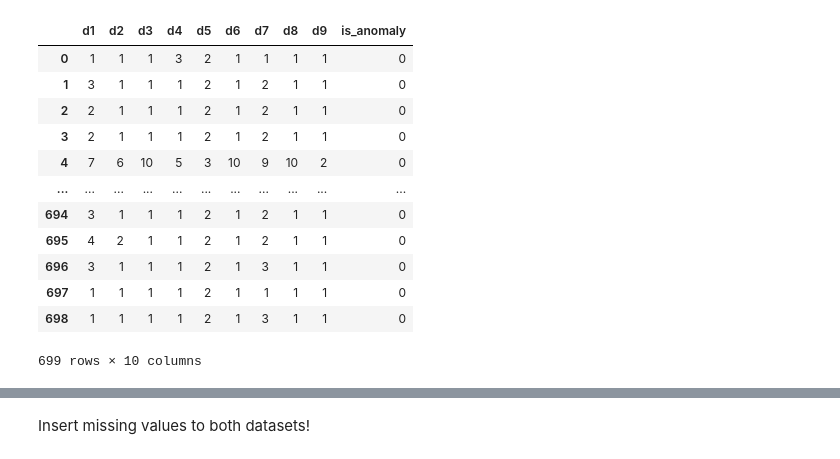
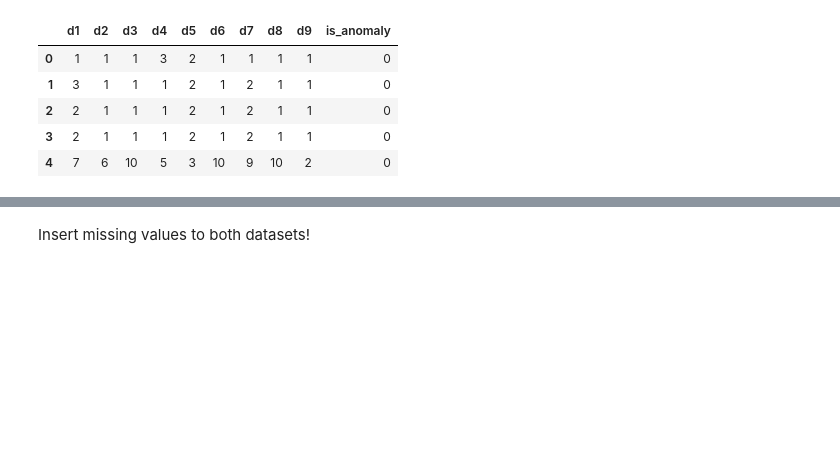
Before and after one commit to CreaperLost/Imputation-for-Thales, a Jupyter notebook: imputation.ipynb, the cells around one changed output, grey strips where cells are left out. Drawn from its saved outputs; the diff is of its cells as text; code cells hidden in the pictures; blank space fills up the shorter version.

```diff
--- a/imputation.ipynb
+++ b/imputation.ipynb
@@ -8,19 +10,11 @@ cardio_data = pd.read_csv('datasets/Diabetes.csv')
 # %%
+breast_data.drop(columns=['subspaces'],inplace=True)
 breast_data.head(5)
-breast_data.drop(columns=['subspaces'],inplace=True)
-breast_data
 # %% [output]
 |  | d1 | d2 | d3 | d4 | d5 | d6 | d7 | d8 | d9 | is_anomaly |
 | 0 | 1 | 1 | 1 | 3 | 2 | 1 | 1 | 1 | 1 | 0 |
 | 1 | 3 | 1 | 1 | 1 | 2 | 1 | 2 | 1 | 1 | 0 |
 | 2 | 2 | 1 | 1 | 1 | 2 | 1 | 2 | 1 | 1 | 0 |
 | 3 | 2 | 1 | 1 | 1 | 2 | 1 | 2 | 1 | 1 | 0 |
 | 4 | 7 | 6 | 10 | 5 | 3 | 10 | 9 | 10 | 2 | 0 |
-| ... | ... | ... | ... | ... | ... | ... | ... | ... | ... | ... |
-| 694 | 3 | 1 | 1 | 1 | 2 | 1 | 2 | 1 | 1 | 0 |
-| 695 | 4 | 2 | 1 | 1 | 2 | 1 | 2 | 1 | 1 | 0 |
-| 696 | 3 | 1 | 1 | 1 | 2 | 1 | 3 | 1 | 1 | 0 |
-| 697 | 1 | 1 | 1 | 1 | 2 | 1 | 1 | 1 | 1 | 0 |
-| 698 | 1 | 1 | 1 | 1 | 2 | 1 | 3 | 1 | 1 | 0 |
-699 rows × 10 columns
 # %%
```
Also changed, not shown: parts of 14 cells of this notebook, 12 other files.
